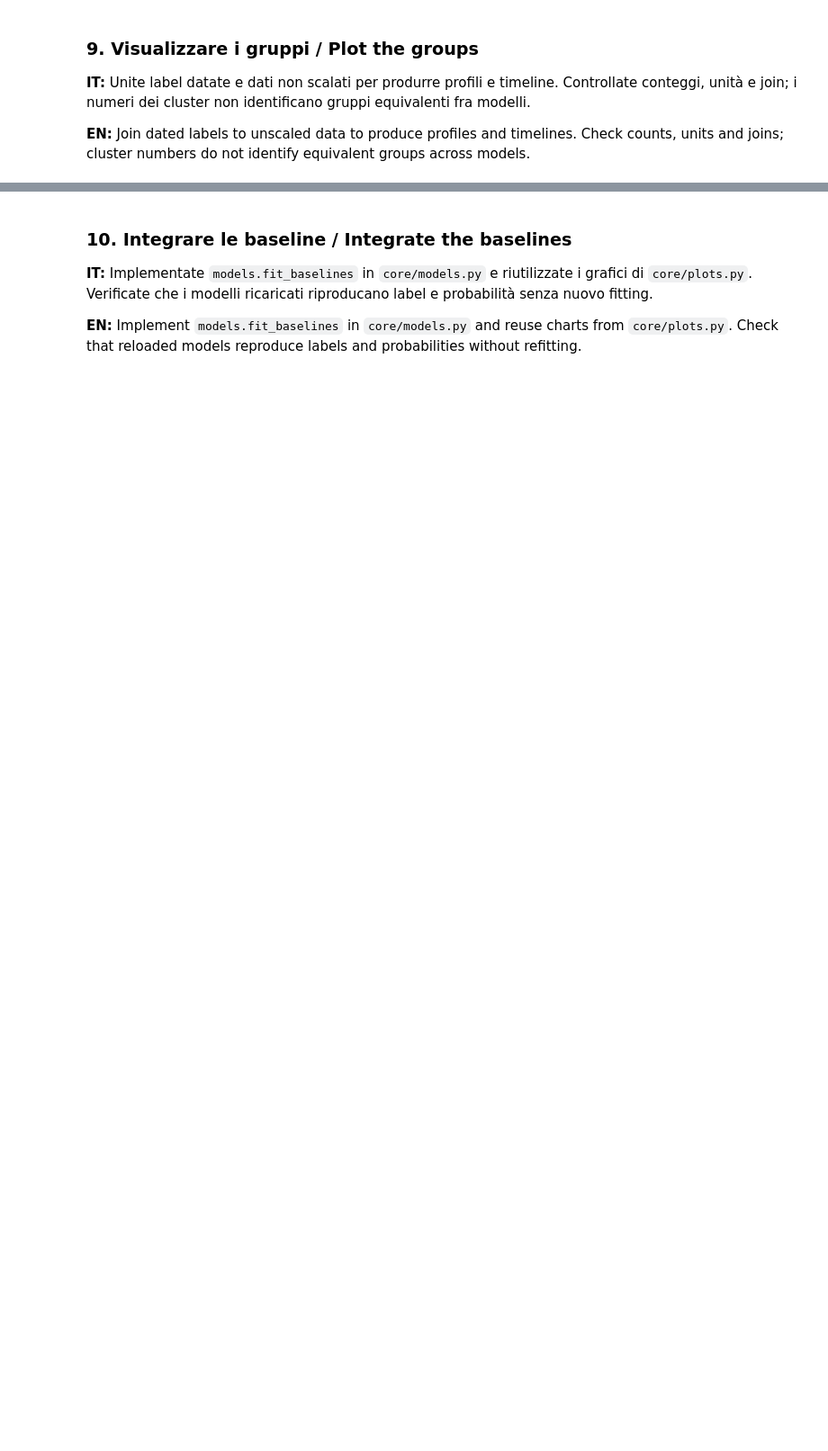
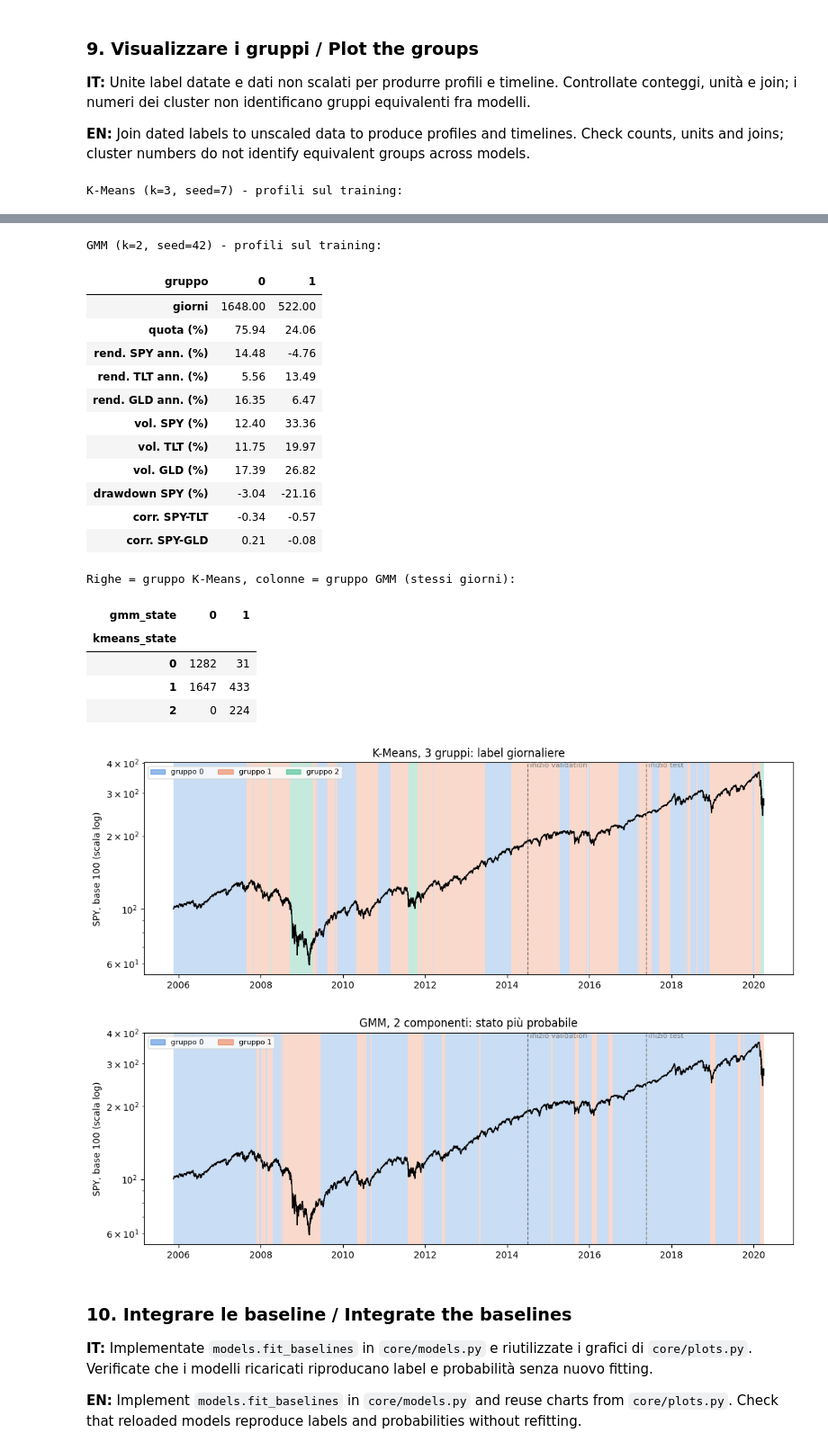
Before and after one commit to Tartaluca21/market-regime-explorer-SF, a Jupyter notebook: notebooks/02_selection_and_baselines.ipynb, the cells around one changed output, grey strips where cells are left out. Shown at 90% size. Saved outputs shown, nothing was run; the diff lists cells and outputs as text; code cells hidden in the pictures; blank space fills up the shorter version.

```diff
--- a/notebooks/02_selection_and_baselines.ipynb
+++ b/notebooks/02_selection_and_baselines.ipynb
@@ -120,3 +562,52 @@ Ordine cronologico rispettato (niente shuffle): True
 **IT:** Unite label datate e dati non scalati per produrre profili e timeline. Controllate conteggi, unità e join; i numeri dei cluster non identificano gruppi equivalenti fra modelli.
 
 **EN:** Join dated labels to unscaled data to produce profiles and timelines. Check counts, units and joins; cluster numbers do not identify equivalent groups across models.
+# %%
+from core.plots import grafico_timeline_gruppi
+
+# Modelli scelti al compito 8
+sel = confronto[confronto["scelto"]].set_index("modello")
+k_km, seed_km = int(sel.loc["kmeans", "k"]), int(sel.loc["kmeans", "seed"])
+k_gmm, seed_gmm = int(sel.loc["gmm", "k"]), int(sel.loc["gmm", "seed"])
+kmeans, label_km = adatta_kmeans(prepared, k_km, seed_km)
+gmm, label_gmm, prob_gmm, _ = adatta_gmm(prepared, k_gmm, seed_gmm)
+
+def profilo(label, blocco="train"):
+    """Medie per gruppo delle feature NON standardizzate, nelle unità originali."""
+    dati = features.join(label.rename("gruppo"), how="inner")   # unione sulle date
+    dati = dati[split.loc[dati.index] == blocco]
+    g = dati.groupby("gruppo")
+    tab = pd.DataFrame({
+        "giorni": g.size(),
+        "quota (%)": g.size() / len(dati) * 100,
+        "rend. SPY ann. (%)": g["equity_return"].mean() * 252 * 100,
+        "rend. TLT ann. (%)": g["bond_return"].mean() * 252 * 100,
+        "rend. GLD ann. (%)": g["gold_return"].mean() * 252 * 100,
+        "vol. SPY (%)": g["equity_volatility"].mean() * 100,
+        "vol. TLT (%)": g["bond_volatility"].mean() * 100,
+        "vol. GLD (%)": g["gold_volatility"].mean() * 100,
+        "drawdown SPY (%)": g["equity_drawdown"].mean() * 100,
+        "corr. SPY-TLT": g["equity_bond_correlation"].mean(),
+        "corr. SPY-GLD": g["equity_gold_correlation"].mean(),
+    })
+    # controllo dell'unione: ogni giorno del blocco è contato una e una sola volta
+    assert tab["giorni"].sum() == (split == blocco).sum(), "Unione sbagliata: giorni persi o doppi"
+    return tab
+
+print(f"K-Means (k={k_km}, seed={seed_km}) - profili sul training:")
+display(profilo(label_km).round(2).T)
+print(f"GMM (k={k_gmm}, seed={seed_gmm}) - profili sul training:")
+display(profilo(label_gmm).round(2).T)
+
+# Stesso numero non vuol dire stesso gruppo: confronto giorno per giorno
+print("Righe = gruppo K-Means, colonne = gruppo GMM (stessi giorni):")
+display(pd.crosstab(label_km, label_gmm))
+
+# Timeline: SPY ricostruito dai rendimenti giornalieri, base 100
+spy = (1 + features["equity_return"]).cumprod() * 100
+grafico_timeline_gruppi(spy, label_km, f"K-Means, {k_km} gruppi: label giornaliere", prepared["boundaries"])
+plt.show()
+grafico_timeline_gruppi(spy, label_gmm, f"GMM, {k_gmm} componenti: stato più probabile", prepared["boundaries"])
+plt.show()
+# %% [output]
+K-Means (k=3, seed=7) - profili sul training:
@@ -123,3 +626,24 @@ Ordine cronologico rispettato (niente shuffle): True
+GMM (k=2, seed=42) - profili sul training:
+| gruppo | 0 | 1 |
+| giorni | 1648.00 | 522.00 |
+| quota (%) | 75.94 | 24.06 |
+| rend. SPY ann. (%) | 14.48 | -4.76 |
+| rend. TLT ann. (%) | 5.56 | 13.49 |
+| rend. GLD ann. (%) | 16.35 | 6.47 |
+| vol. SPY (%) | 12.40 | 33.36 |
+| vol. TLT (%) | 11.75 | 19.97 |
+| vol. GLD (%) | 17.39 | 26.82 |
+| drawdown SPY (%) | -3.04 | -21.16 |
+| corr. SPY-TLT | -0.34 | -0.57 |
+| corr. SPY-GLD | 0.21 | -0.08 |
+Righe = gruppo K-Means, colonne = gruppo GMM (stessi giorni):
+| gmm_state | 0 | 1 |
+| kmeans_state |  |  |
+| 0 | 1282 | 31 |
+| 1 | 1647 | 433 |
+| 2 | 0 | 224 |
+[figure, added]
+[figure, added]
 # %% [markdown]
 ### 10. Integrare le baseline / Integrate the baselines
 
```
Also changed, not shown: parts of 9 cells of this notebook, 4 other files.
